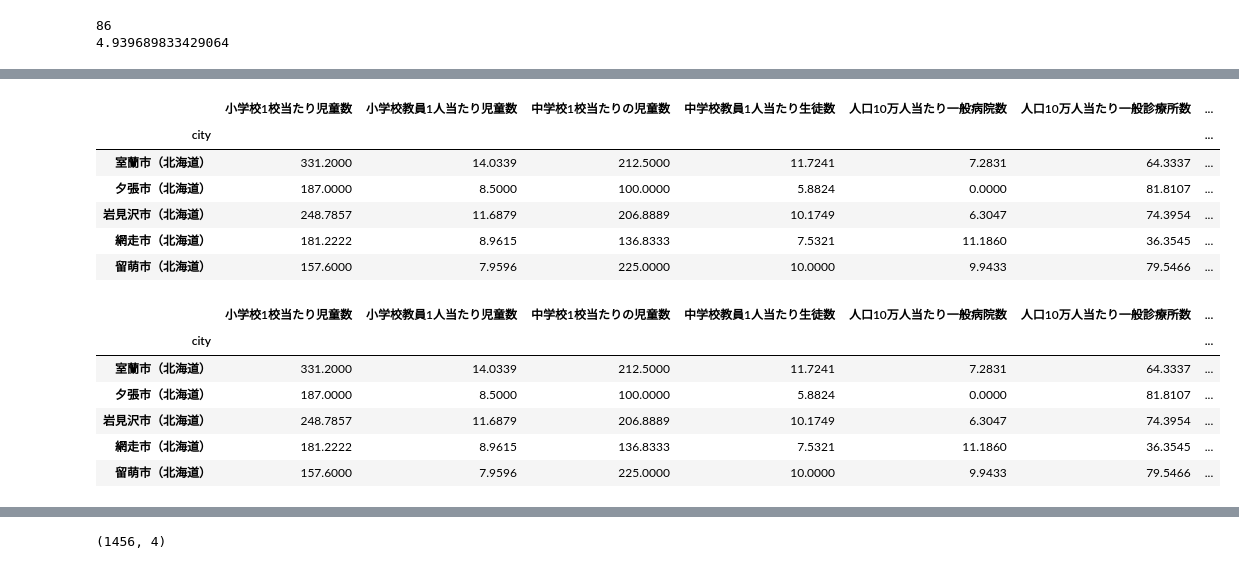
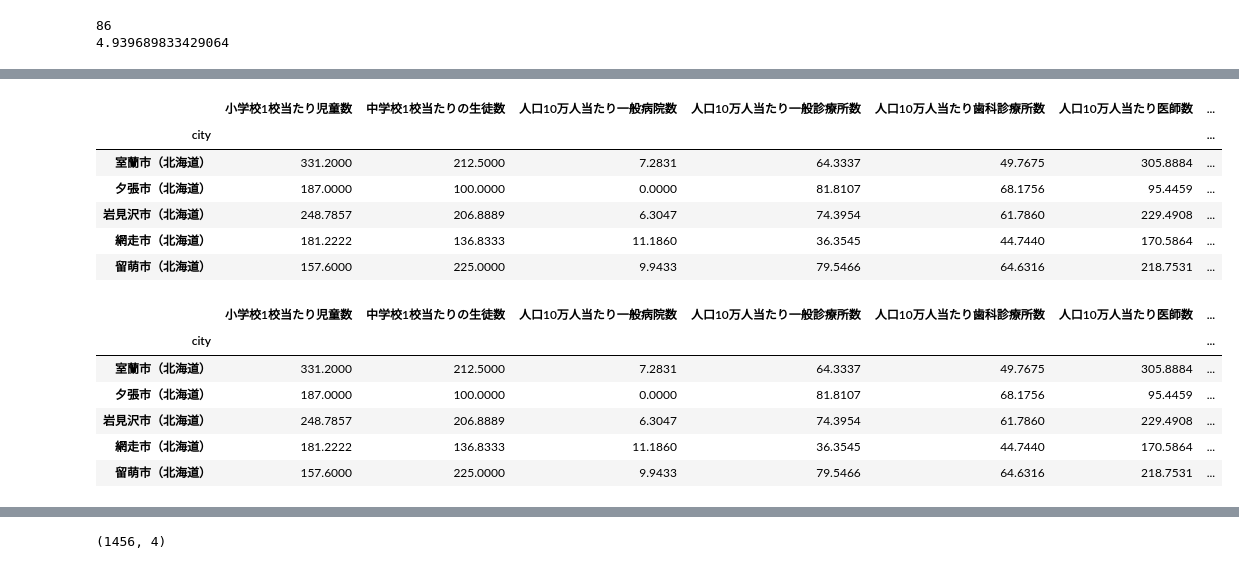
Before and after one commit to tMaehashi/City-Analysis, a Jupyter notebook: Code/small_city.ipynb, the cells around one changed output, grey strips where cells are left out. Drawn from its saved outputs; the diff is of its cells as text; code cells hidden in the pictures.

```diff
--- a/Code/small_city.ipynb
+++ b/Code/small_city.ipynb
@@ -60,7 +60,7 @@ print((large.sum() / 1741) * 100)
 # %%
 df = df_0[small]
 df = df.drop('千代田区（東京都）') # 東京23区で入っている千代田区の削除
-df = df.loc[:, ['総人口', '小学校数', '小学校教員数', '小学校児童数', '中学校数', '中学校教員数',  '中学校生徒数', '一般病院数',
-                '一般診療所数', '歯科診療所数', '医師数', '歯科医師数', '薬剤師数']]
+df = df.loc[:, ['総人口', '小学校数', '小学校児童数', '中学校数',  '中学校生徒数',
+                '一般病院数', '一般診療所数', '歯科診療所数', '医師数', '歯科医師数', '薬剤師数']]
 df
 # %% [output]
@@ -81,33 +81,31 @@ df
 # %%
 df.loc[:, '小学校1校当たり児童数'] = df.loc[:, '小学校児童数'] / df.loc[:, '小学校数']
-df.loc[:, '小学校教員1人当たり児童数'] = df.loc[:, '小学校児童数'] / df.loc[:, '小学校教員数']
-df.loc[:, '中学校1校当たりの児童数'] = df.loc[:, '中学校生徒数'] / df.loc[:, '中学校数']
-df.loc[:, '中学校教員1人当たり生徒数'] = df.loc[:, '中学校生徒数'] / df.loc[:, '中学校教員数']
+df.loc[:, '中学校1校当たりの生徒数'] = df.loc[:, '中学校生徒数'] / df.loc[:, '中学校数']
 df.loc[:, '人口10万人当たり一般病院数'] = df.loc[:, '一般病院数'] / df.loc[:, '総人口'] * 100000
 df.loc[:, '人口10万人当たり一般診療所数'] = df.loc[:, '一般診療所数'] / df.loc[:, '総人口'] * 100000
 df.loc[:, '人口10万人当たり歯科診療所数'] = df.loc[:, '歯科診療所数'] / df.loc[:, '総人口'] * 100000
 df.loc[:, '人口10万人当たり医師数'] = df.loc[:, '医師数'] / df.loc[:, '総人口'] * 100000
 df.loc[:, '人口10万人当たり歯科医師数'] = df.loc[:, '歯科医師数'] / df.loc[:, '総人口'] * 100000
 df.loc[:, '人口10万人当たり薬剤師数'] = df.loc[:, '薬剤師数'] / df.loc[:, '総人口'] * 100000
-df = df.drop(df.columns[[0, 1, 2, 3, 4, 5, 6, 7, 8, 9, 10, 11, 12]], axis=1)
+df = df.drop(df.columns[[0, 1, 2, 3, 4, 5, 6, 7, 8, 9, 10]], axis=1)
 df.head()
 # %% [output]
-|  | 小学校1校当たり児童数 | 小学校教員1人当たり児童数 | 中学校1校当たりの児童数 | 中学校教員1人当たり生徒数 | 人口10万人当たり一般病院数 | 人口10万人当たり一般診療所数 | ... |
+|  | 小学校1校当たり児童数 | 中学校1校当たりの生徒数 | 人口10万人当たり一般病院数 | 人口10万人当たり一般診療所数 | 人口10万人当たり歯科診療所数 | 人口10万人当たり医師数 | ... |
 | city |  |  |  |  |  |  | ... |
-| 室蘭市（北海道） | 331.2000 | 14.0339 | 212.5000 | 11.7241 | 7.2831 | 64.3337 | ... |
-| 夕張市（北海道） | 187.0000 | 8.5000 | 100.0000 | 5.8824 | 0.0000 | 81.8107 | ... |
-| 岩見沢市（北海道） | 248.7857 | 11.6879 | 206.8889 | 10.1749 | 6.3047 | 74.3954 | ... |
-| 網走市（北海道） | 181.2222 | 8.9615 | 136.8333 | 7.5321 | 11.1860 | 36.3545 | ... |
-| 留萌市（北海道） | 157.6000 | 7.9596 | 225.0000 | 10.0000 | 9.9433 | 79.5466 | ... |
+| 室蘭市（北海道） | 331.2000 | 212.5000 | 7.2831 | 64.3337 | 49.7675 | 305.8884 | ... |
+| 夕張市（北海道） | 187.0000 | 100.0000 | 0.0000 | 81.8107 | 68.1756 | 95.4459 | ... |
+| 岩見沢市（北海道） | 248.7857 | 206.8889 | 6.3047 | 74.3954 | 61.7860 | 229.4908 | ... |
+| 網走市（北海道） | 181.2222 | 136.8333 | 11.1860 | 36.3545 | 44.7440 | 170.5864 | ... |
+| 留萌市（北海道） | 157.6000 | 225.0000 | 9.9433 | 79.5466 | 64.6316 | 218.7531 | ... |
 # %%
 df = df.replace(np.inf, np.nan) # 小中学校が無いとInfになるので，nanに置き換え
 df = df.fillna(0) # nanを0で埋める
 df.head()
 # %% [output]
-|  | 小学校1校当たり児童数 | 小学校教員1人当たり児童数 | 中学校1校当たりの児童数 | 中学校教員1人当たり生徒数 | 人口10万人当たり一般病院数 | 人口10万人当たり一般診療所数 | ... |
+|  | 小学校1校当たり児童数 | 中学校1校当たりの生徒数 | 人口10万人当たり一般病院数 | 人口10万人当たり一般診療所数 | 人口10万人当たり歯科診療所数 | 人口10万人当たり医師数 | ... |
 | city |  |  |  |  |  |  | ... |
-| 室蘭市（北海道） | 331.2000 | 14.0339 | 212.5000 | 11.7241 | 7.2831 | 64.3337 | ... |
-| 夕張市（北海道） | 187.0000 | 8.5000 | 100.0000 | 5.8824 | 0.0000 | 81.8107 | ... |
-| 岩見沢市（北海道） | 248.7857 | 11.6879 | 206.8889 | 10.1749 | 6.3047 | 74.3954 | ... |
-| 網走市（北海道） | 181.2222 | 8.9615 | 136.8333 | 7.5321 | 11.1860 | 36.3545 | ... |
-| 留萌市（北海道） | 157.6000 | 7.9596 | 225.0000 | 10.0000 | 9.9433 | 79.5466 | ... |
+| 室蘭市（北海道） | 331.2000 | 212.5000 | 7.2831 | 64.3337 | 49.7675 | 305.8884 | ... |
+| 夕張市（北海道） | 187.0000 | 100.0000 | 0.0000 | 81.8107 | 68.1756 | 95.4459 | ... |
+| 岩見沢市（北海道） | 248.7857 | 206.8889 | 6.3047 | 74.3954 | 61.7860 | 229.4908 | ... |
+| 網走市（北海道） | 181.2222 | 136.8333 | 11.1860 | 36.3545 | 44.7440 | 170.5864 | ... |
+| 留萌市（北海道） | 157.6000 | 225.0000 | 9.9433 | 79.5466 | 64.6316 | 218.7531 | ... |
```
Also changed, not shown: parts of 27 cells of this notebook.
